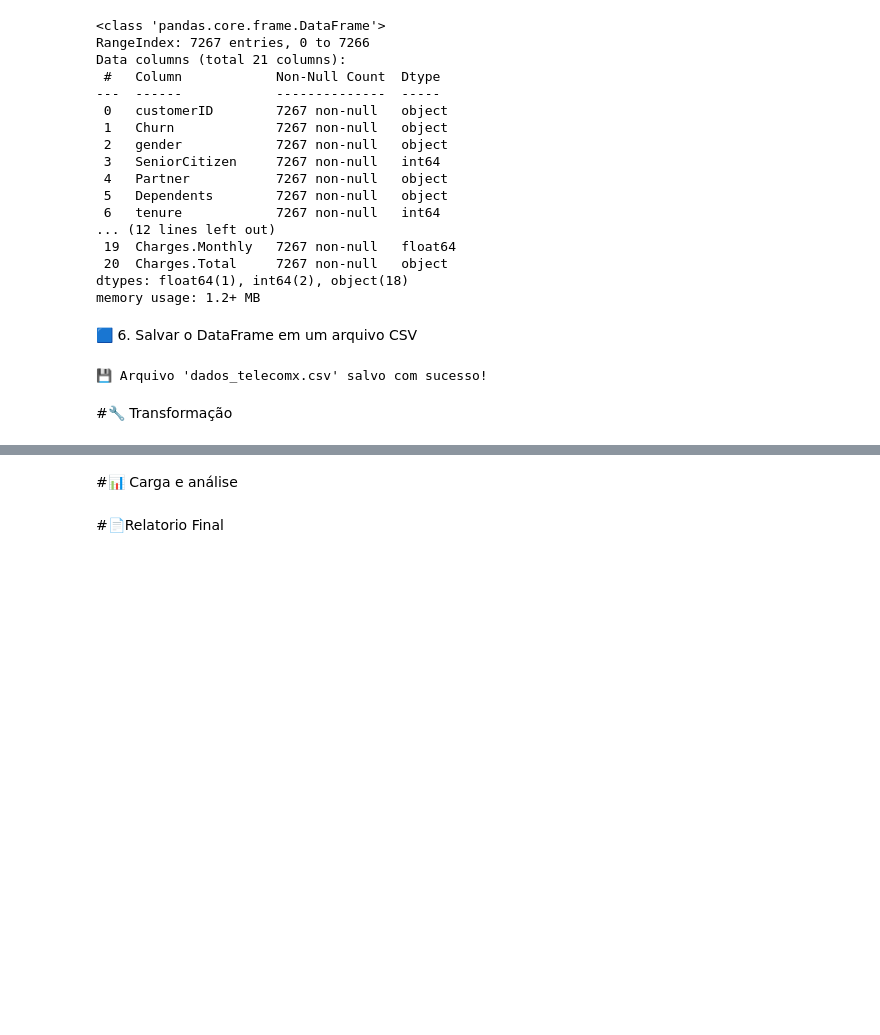
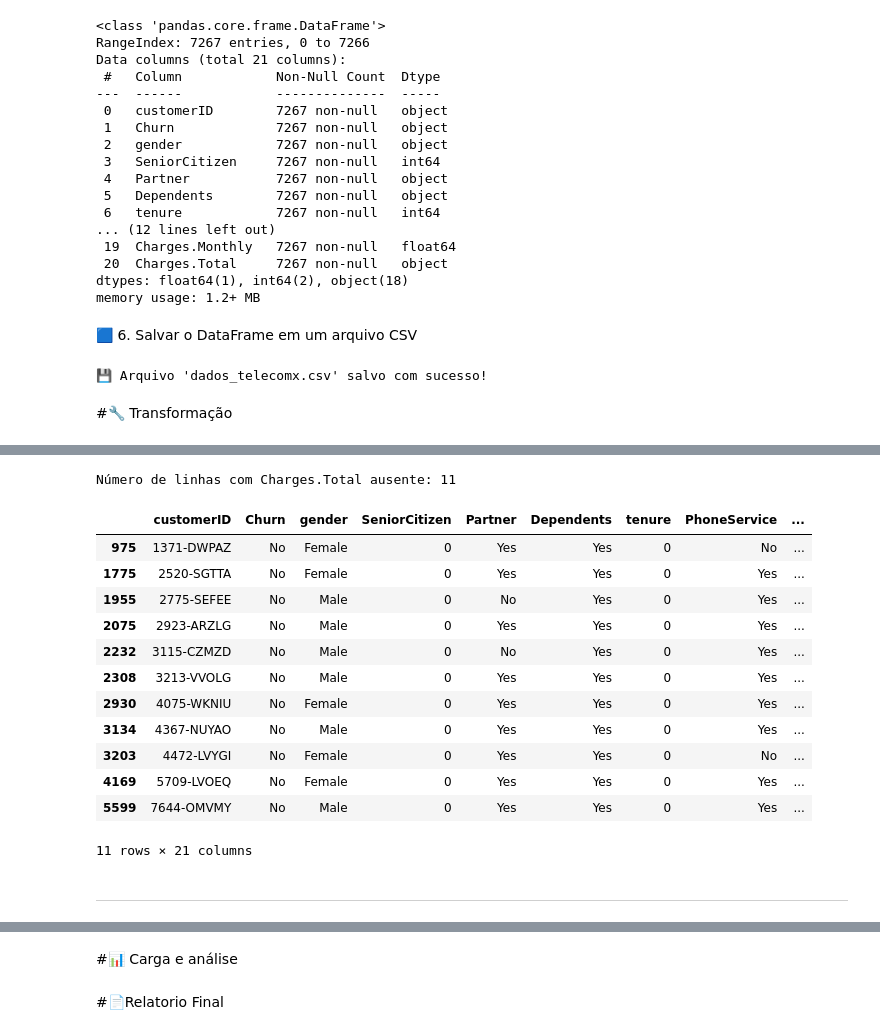
Before and after one commit to PauloMPPatricio/Challenge_TelecomX-BR, a Jupyter notebook: Projeto_TelecomX_BR_PMPP.ipynb, the cells around one changed output, grey strips where cells are left out. Cells and saved outputs as stored; diff of their text form; code cells hidden in the pictures; blank space fills up the shorter version.

```diff
--- a/Projeto_TelecomX_BR_PMPP.ipynb
+++ b/Projeto_TelecomX_BR_PMPP.ipynb
@@ -118,0 +181,13 @@ print("💾 Arquivo 'dados_telecomx.csv' salvo com sucesso!")
+# %%
+# Remover linhas com Churn ausente (não podem ser usadas para modelagem)
+df_analise = df_analise[~df_analise['Churn'].isnull()]
+
+# Substituímos esses valores por np.nan (o padrão para valores ausentes no Pandas)
+df_analise = df_analise.replace(valores_ausentes, np.nan)
+
+# Verificamos a quantidade de valores ausentes por coluna
+valores_nulos_por_coluna = df_analise.isnull().sum()
+
+# Exibimos o resultado: número de valores ausentes em cada coluna
+print("Valores ausentes por coluna:")
+valores_nulos_por_coluna
@@ -118,0 +219,27 @@ print("💾 Arquivo 'dados_telecomx.csv' salvo com sucesso!")
+# %%
+# Substituindo valores ausentes representados por strings não convencionais
+df_analise['Charges.Total'] = df_analise['Charges.Total'].replace(valores_ausentes, np.nan)
+
+# Verificando as linhas onde Charges.Total está ausente
+linhas_ausentes_charges = df_analise[df_analise['Charges.Total'].isnull()]
+
+# Exibindo as linhas
+print(f"Número de linhas com Charges.Total ausente: {len(linhas_ausentes_charges)}")
+display(linhas_ausentes_charges)
+# %% [output]
+Número de linhas com Charges.Total ausente: 11
+|  | customerID | Churn | gender | SeniorCitizen | Partner | Dependents | tenure | PhoneService | ... |
+| 975 | 1371-DWPAZ | No | Female | 0 | Yes | Yes | 0 | No | ... |
+| 1775 | 2520-SGTTA | No | Female | 0 | Yes | Yes | 0 | Yes | ... |
+| 1955 | 2775-SEFEE | No | Male | 0 | No | Yes | 0 | Yes | ... |
+| 2075 | 2923-ARZLG | No | Male | 0 | Yes | Yes | 0 | Yes | ... |
+| 2232 | 3115-CZMZD | No | Male | 0 | No | Yes | 0 | Yes | ... |
+| 2308 | 3213-VVOLG | No | Male | 0 | Yes | Yes | 0 | Yes | ... |
+| 2930 | 4075-WKNIU | No | Female | 0 | Yes | Yes | 0 | Yes | ... |
+| 3134 | 4367-NUYAO | No | Male | 0 | Yes | Yes | 0 | Yes | ... |
+| 3203 | 4472-LVYGI | No | Female | 0 | Yes | Yes | 0 | No | ... |
+| 4169 | 5709-LVOEQ | No | Female | 0 | Yes | Yes | 0 | Yes | ... |
+| 5599 | 7644-OMVMY | No | Male | 0 | Yes | Yes | 0 | Yes | ... |
+11 rows × 21 columns
+# %% [markdown]
+---
```
Also changed, not shown: parts of 19 cells of this notebook, 2 other files.
